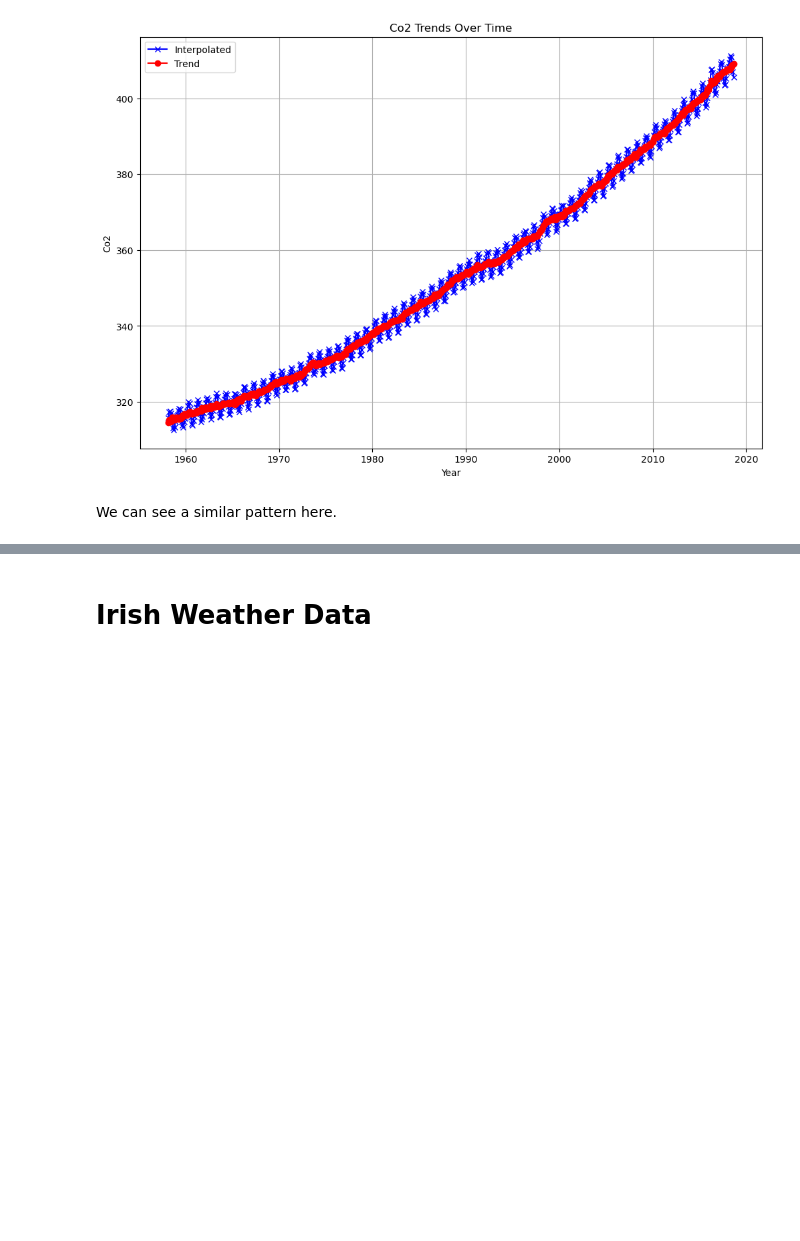
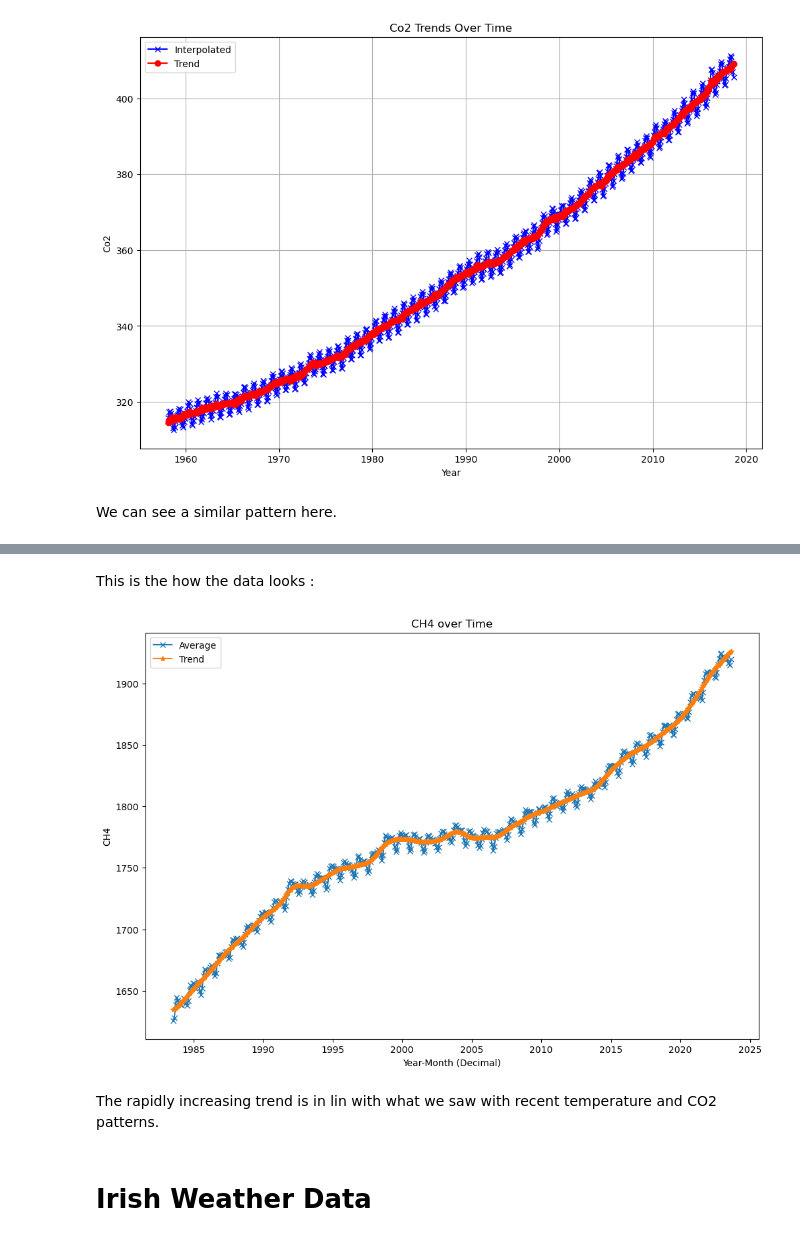
Before and after one commit to frankquinn89/PROGRAMMING_FOR_DATA_ANALYSIS_2, a Jupyter notebook: project.ipynb, the cells around one changed output, grey strips where cells are left out. Drawn from its saved outputs; the diff is of its cells as text; code cells hidden in the pictures; blank space fills up the shorter version.

Commit message:
added ch4 data and section

```diff
--- a/project.ipynb
+++ b/project.ipynb
@@ -126,0 +135,2 @@ We can see a similar pattern here.
+# %%
+ch4 = pd.read_csv('data/ch4_mm_gl.csv')
@@ -127,3 +151,21 @@ We can see a similar pattern here.
+# %% [markdown]
+This is the how the data looks :
+# %%
+mplot.figure(figsize=(12, 8))
+
+mplot.plot(ch4['decimal'], ch4['average'], label='Average', marker='x')
+mplot.plot(ch4['decimal'], ch4['trend'], label='Trend', marker='*')
+
+mplot.xlabel('Year-Month (Decimal)')
+mplot.ylabel('CH4')
+mplot.title('CH4 over Time')
+mplot.legend()
+
+mplot.show()
+# %% [output]
+[figure, added]
+# %% [markdown]
+The rapidly increasing trend is in lin with what we saw with recent temperature and CO2 patterns.
 # %% [markdown]
 # Irish Weather Data
 # %%
```
Also changed, not shown: parts of 5 cells of this notebook, 1 other file.
